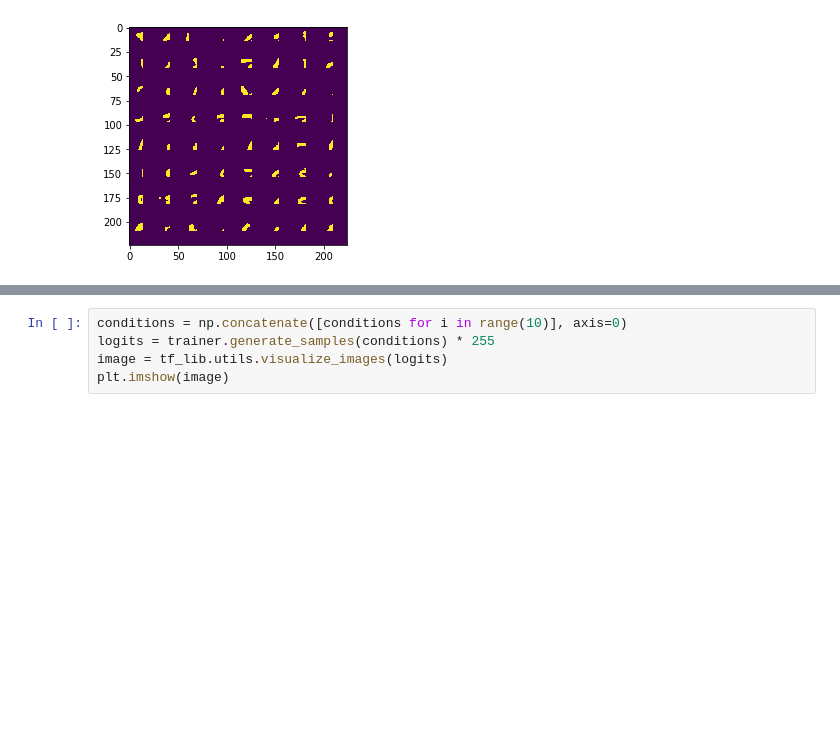
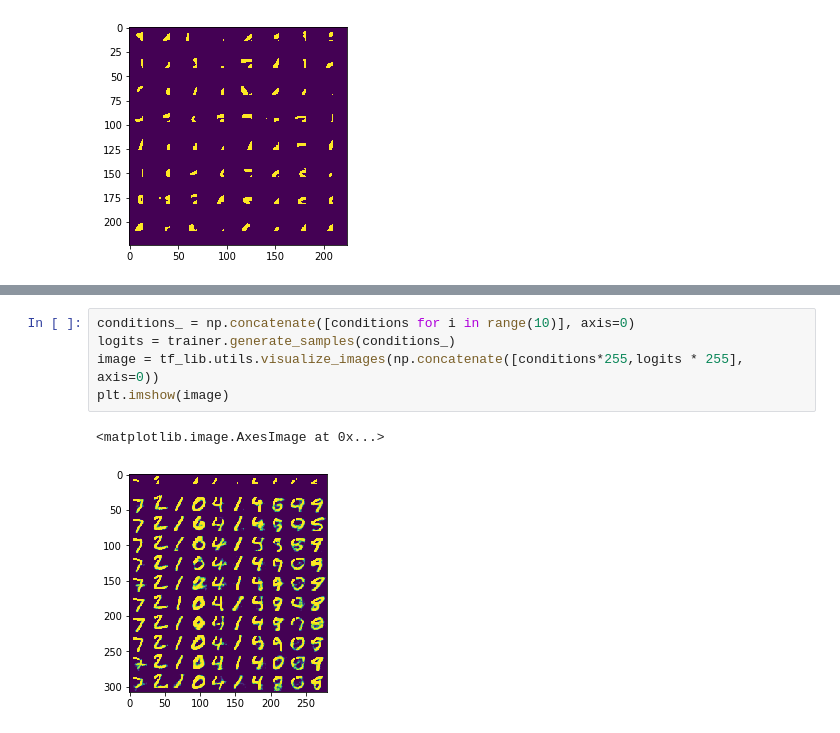
Before and after one commit to lttsh/CVAE, a Jupyter notebook: Quadrant conditional CVAE.ipynb, the cells around one changed output, grey strips where cells are left out. Cells and saved outputs as stored; diff of their text form; blank space fills up the shorter version.

```diff
--- a/Quadrant conditional CVAE.ipynb
+++ b/Quadrant conditional CVAE.ipynb
@@ -117,5 +112,8 @@ plt.imshow(image_condition)
 # %%
-conditions = np.concatenate([conditions for i in range(10)], axis=0)
-logits = trainer.generate_samples(conditions) * 255
-image = tf_lib.utils.visualize_images(logits)
+conditions_ = np.concatenate([conditions for i in range(10)], axis=0)
+logits = trainer.generate_samples(conditions_)
+image = tf_lib.utils.visualize_images(np.concatenate([conditions*255,logits * 255], axis=0))
 plt.imshow(image)
+# %% [output]
+<matplotlib.image.AxesImage at 0x...>
+[figure, added]
```
Also changed, not shown: parts of 8 cells of this notebook, 1 other file.
